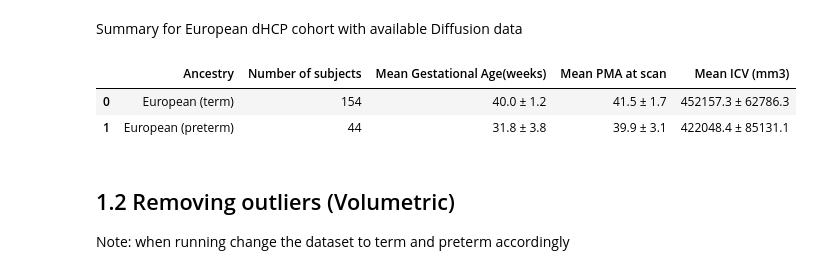
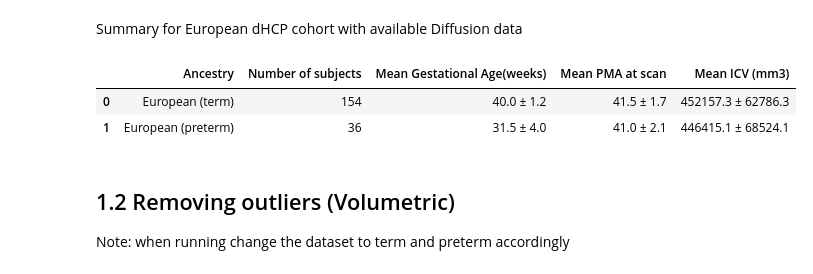
Before and after one commit to lehai-ml/schizophrenia_PRS, a Jupyter notebook: notebooks_results/dHCP/1_dHCP_data_preprocessing.ipynb, the cells around one changed output. Drawn from its saved outputs; the diff is of its cells as text; code cells hidden in the pictures.

```diff
--- a/notebooks_results/dHCP/1_dHCP_data_preprocessing.ipynb
+++ b/notebooks_results/dHCP/1_dHCP_data_preprocessing.ipynb
@@ -151,20 +156,20 @@ european_ID_diffusion_dataset=european_ID_dataset[~european_ID_dataset.isnull()[
 # %%
 def print_summary_statistics(df,*args):
     return ('%.1f \u00B1 %.1f' % (df[args[0]].mean(),df[args[0]].std()))
 
-pd.DataFrame({'Ancestry':['European (term)','European (preterm)'],'Number of subjects':[154,44],
+pd.DataFrame({'Ancestry':['European (term)','European (preterm)'],'Number of subjects':[154,36],
 'Mean Gestational Age(weeks)':
 [print_summary_statistics(european_ID_diffusion_dataset[european_ID_diffusion_dataset['GA at birth']>37],'GA at birth'),
-print_summary_statistics(european_ID_diffusion_dataset[european_ID_diffusion_dataset['GA at birth']<=37],'GA at birth')],
+print_summary_statistics(european_ID_diffusion_dataset[(european_ID_diffusion_dataset['GA at birth']<=37)&(european_ID_diffusion_dataset['PMA at birth']>37)],'GA at birth')],
 'Mean PMA at scan':
 [print_summary_statistics(european_ID_diffusion_dataset[european_ID_diffusion_dataset['GA at birth']>37],'PMA at birth'),
-print_summary_statistics(european_ID_diffusion_dataset[european_ID_diffusion_dataset['GA at birth']<=37],'PMA at birth')],
+print_summary_statistics(european_ID_diffusion_dataset[(european_ID_diffusion_dataset['GA at birth']<=37)&(european_ID_diffusion_dataset['PMA at birth']>37)],'PMA at birth')],
 'Mean ICV (mm3)':[print_summary_statistics(european_ID_diffusion_dataset[european_ID_diffusion_dataset['GA at birth']>37],'17 ICV (all except bone)'),
-print_summary_statistics(european_ID_diffusion_dataset[european_ID_diffusion_dataset['GA at birth']<=37],'17 ICV (all except bone)')]})
+print_summary_statistics(european_ID_diffusion_dataset[(european_ID_diffusion_dataset['GA at birth']<=37)&(european_ID_diffusion_dataset['PMA at birth']>37)],'17 ICV (all except bone)')]})
 # %% [output]
 |  | Ancestry | Number of subjects | Mean Gestational Age(weeks) | Mean PMA at scan | Mean ICV (mm3) |
 | 0 | European (term) | 154 | 40.0 ± 1.2 | 41.5 ± 1.7 | 452157.3 ± 62786.3 |
-| 1 | European (preterm) | 44 | 31.8 ± 3.8 | 39.9 ± 3.1 | 422048.4 ± 85131.1 |
+| 1 | European (preterm) | 36 | 31.5 ± 4.0 | 41.0 ± 2.1 | 446415.1 ± 68524.1 |
 # %% [markdown]
 ## 1.2 Removing outliers (Volumetric)
 
```
Also changed, not shown: parts of 14 cells of this notebook, 17 other files.
